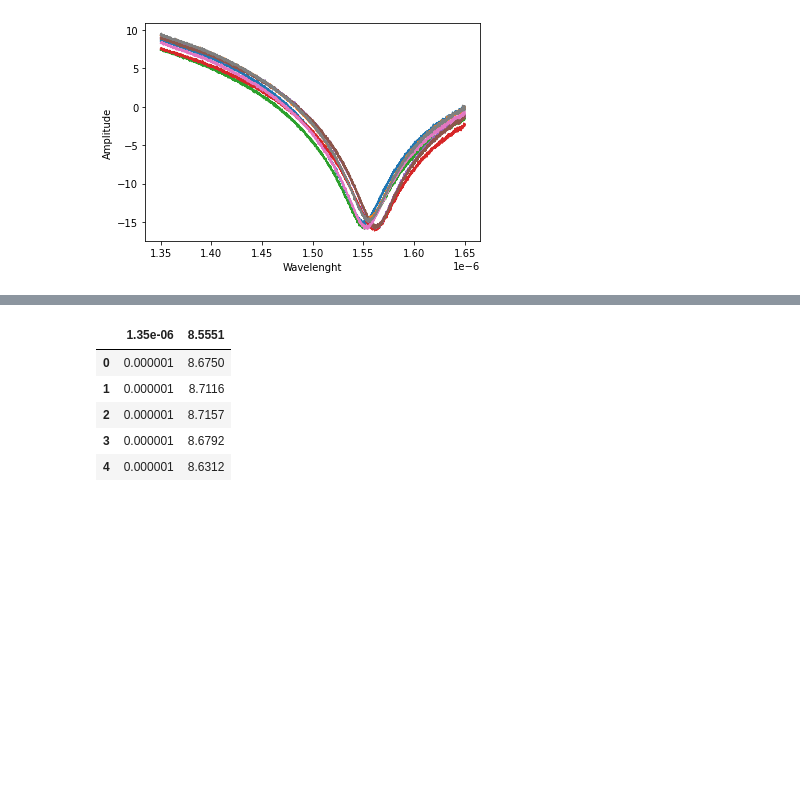
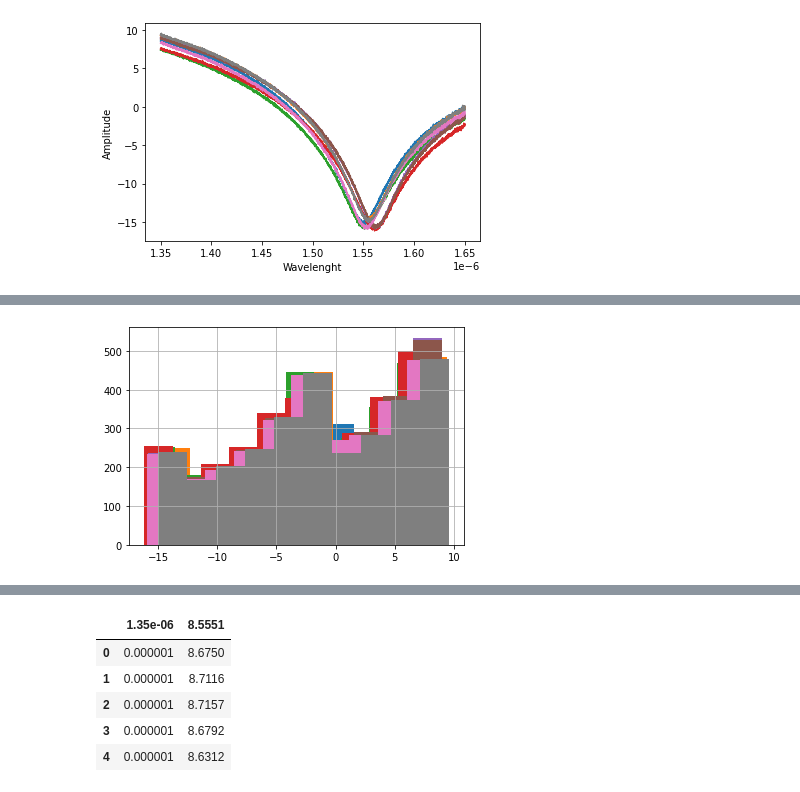
Before and after one commit to hexe007/pro_12, a Jupyter notebook: ind3.ipynb, the cells around one changed output, grey strips where cells are left out. Drawn from its saved outputs; the diff is of its cells as text; code cells hidden in the pictures; blank space fills up the shorter version.

```diff
--- a/ind3.ipynb
+++ b/ind3.ipynb
@@ -98,0 +109,5 @@ for _p_n in ['01', '02', '03', '04', '05', '06', '07', '08']:
+# %%
+for _p_n in ['01', '02', '03', '04', '05', '06', '07', '08']:
+  medium_collection['izopropanol', _p_n]['Wavelength'].hist()
+# %% [output]
+[figure, added]
```
Also changed, not shown: parts of 3 cells of this notebook.
